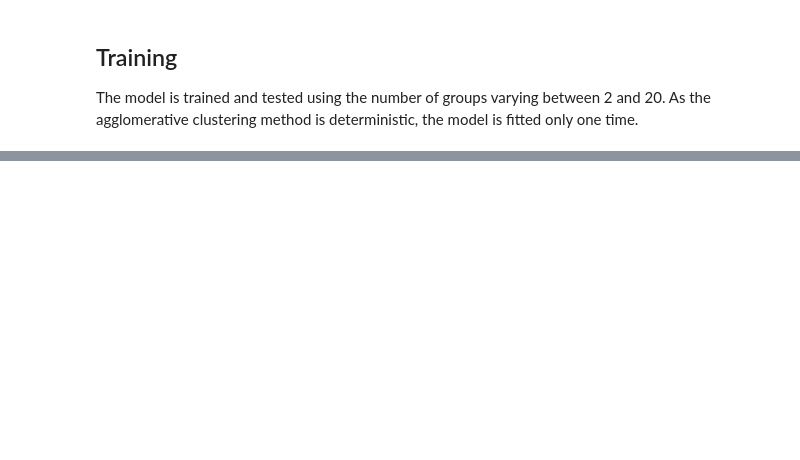
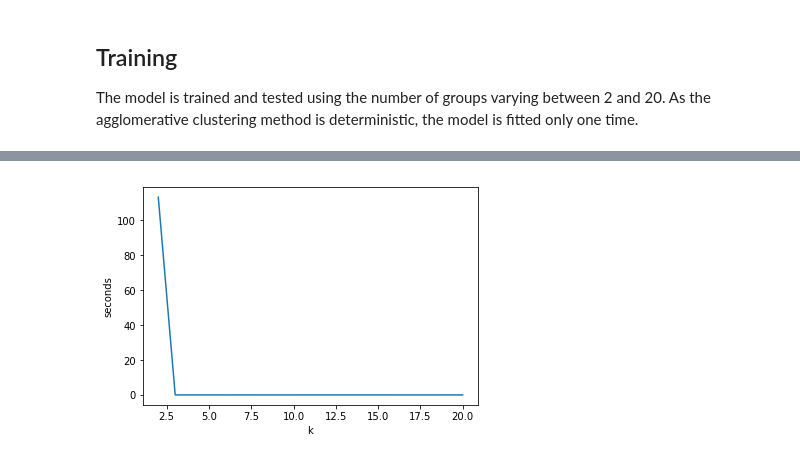
Before and after one commit to nymarya/school-budgets-for-education, a Jupyter notebook: notebooks/1_0_agglomerative_clustering.ipynb, the cells around one changed output, grey strips where cells are left out. Cells and saved outputs as stored; diff of their text form; code cells hidden in the pictures; blank space fills up the shorter version.

```diff
--- a/notebooks/1_0_agglomerative_clustering.ipynb
+++ b/notebooks/1_0_agglomerative_clustering.ipynb
@@ -199,0 +265,4 @@ results
+# %%
+ax = sns.lineplot("k", "seconds", data=results_df)
+# %% [output]
+[figure, added]
```
Also changed, not shown: parts of 20 cells of this notebook.
